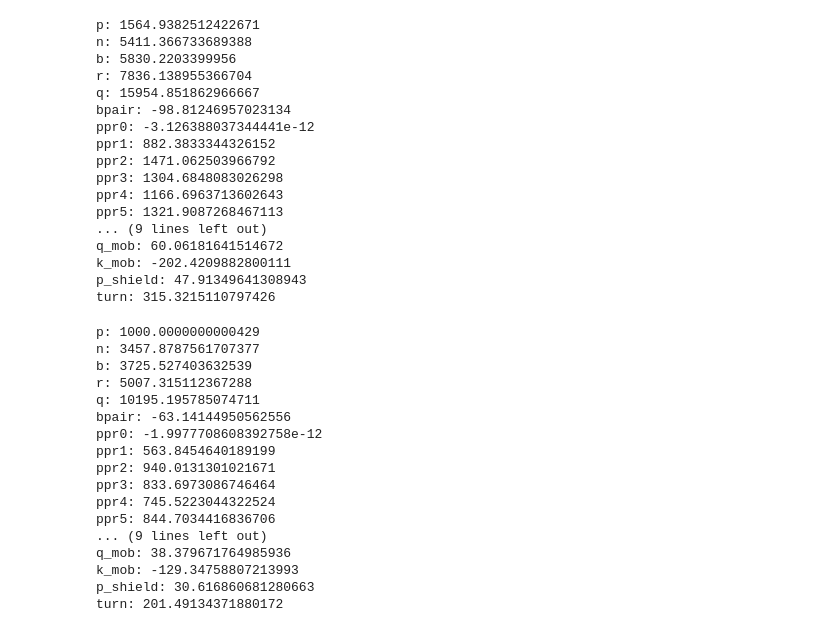
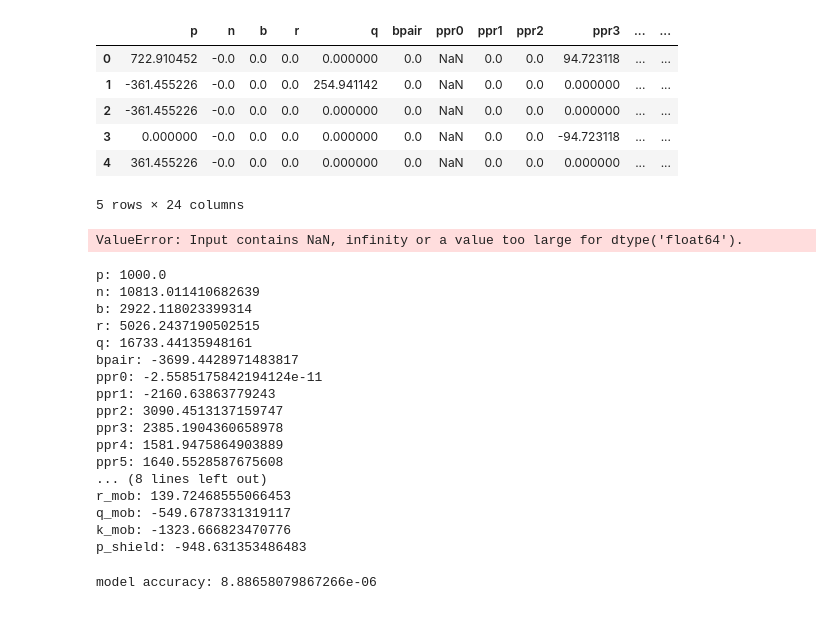
Before and after one commit to cosmobobak/viridithas, a Jupyter notebook: tuning.ipynb, the cells around one changed output. Saved outputs shown, nothing was run; the diff lists cells and outputs as text; code cells hidden in the pictures.

```diff
--- a/tuning.ipynb
+++ b/tuning.ipynb
@@ -27,46 +44,49 @@ data.head()
+# %%
+# get average values for each column
+avg = data.mean()
+
+# divide each column by the average
+data = data.divide(avg)
+data.head()
+# %% [output]
+|  | p | n | b | r | q | bpair | ppr0 | ppr1 | ppr2 | ppr3 | ... | ... |
+| 0 | 722.910452 | -0.0 | 0.0 | 0.0 | 0.000000 | 0.0 | NaN | 0.0 | 0.0 | 94.723118 | ... | ... |
+| 1 | -361.455226 | -0.0 | 0.0 | 0.0 | 254.941142 | 0.0 | NaN | 0.0 | 0.0 | 0.000000 | ... | ... |
+| 2 | -361.455226 | -0.0 | 0.0 | 0.0 | 0.000000 | 0.0 | NaN | 0.0 | 0.0 | 0.000000 | ... | ... |
+| 3 | 0.000000 | -0.0 | 0.0 | 0.0 | 0.000000 | 0.0 | NaN | 0.0 | 0.0 | -94.723118 | ... | ... |
+| 4 | 361.455226 | -0.0 | 0.0 | 0.0 | 0.000000 | 0.0 | NaN | 0.0 | 0.0 | 0.000000 | ... | ... |
+5 rows × 24 columns
 # %%
 # linear regression
 from sklearn.linear_model import LinearRegression
 model = LinearRegression()
 model.fit(data, evals)
-for i, c in enumerate(model.coef_):
-    print(f"{data.columns[i]}: {c}")
 # %% [output]
-p: 1564.9382512422671
-n: 5411.366733689388
-b: 5830.2203399956
-r: 7836.138955366704
-q: 15954.851862966667
-bpair: -98.81246957023134
-ppr0: -3.126388037344441e-12
-ppr1: 882.3833344326152
-ppr2: 1471.062503966792
-ppr3: 1304.6848083026298
-ppr4: 1166.6963713602643
-ppr5: 1321.9087268467113
-... (9 lines left out)
-q_mob: 60.06181641514672
-k_mob: -202.4209882800111
-p_shield: 47.91349641308943
-turn: 315.3215110797426
+ValueError: Input contains NaN, infinity or a value too large for dtype('float64').
 # %%
+pawnval = 1500
 for i, c in enumerate(model.coef_):
-    print(f"{data.columns[i]}: {c / 1564.9382512422 * 1000}")
+    if i == 0: pawnval = c
+    print(f"{data.columns[i]}: {c / pawnval * 1000}")
 # %% [output]
-p: 1000.0000000000429
-n: 3457.8787561707377
-b: 3725.527403632539
-r: 5007.315112367288
-q: 10195.195785074711
-bpair: -63.14144950562556
-ppr0: -1.9977708608392758e-12
-ppr1: 563.8454640189199
-ppr2: 940.0131301021671
-ppr3: 833.6973086746464
-ppr4: 745.5223044322524
-ppr5: 844.7034416836706
-... (9 lines left out)
-q_mob: 38.379671764985936
-k_mob: -129.34758807213993
-p_shield: 30.616860681280663
-turn: 201.49134371880172
+p: 1000.0
+n: 10813.011410682639
+b: 2922.118023399314
+r: 5026.2437190502515
+q: 16733.44135948161
+bpair: -3699.4428971483817
+ppr0: -2.5585175842194124e-11
+ppr1: -2160.63863779243
+ppr2: 3090.4513137159747
+ppr3: 2385.1904360658978
+ppr4: 1581.9475864903889
+ppr5: 1640.5528587675608
+... (8 lines left out)
+r_mob: 139.72468555066453
+q_mob: -549.6787331319117
+k_mob: -1323.666823470776
+p_shield: -948.631353486483
+# %%
+print("model accuracy:", model.score(data, evals))
+# %% [output]
+model accuracy: 8.88658079867266e-06
```
Also changed, not shown: parts of 4 cells of this notebook, 9 other files.
